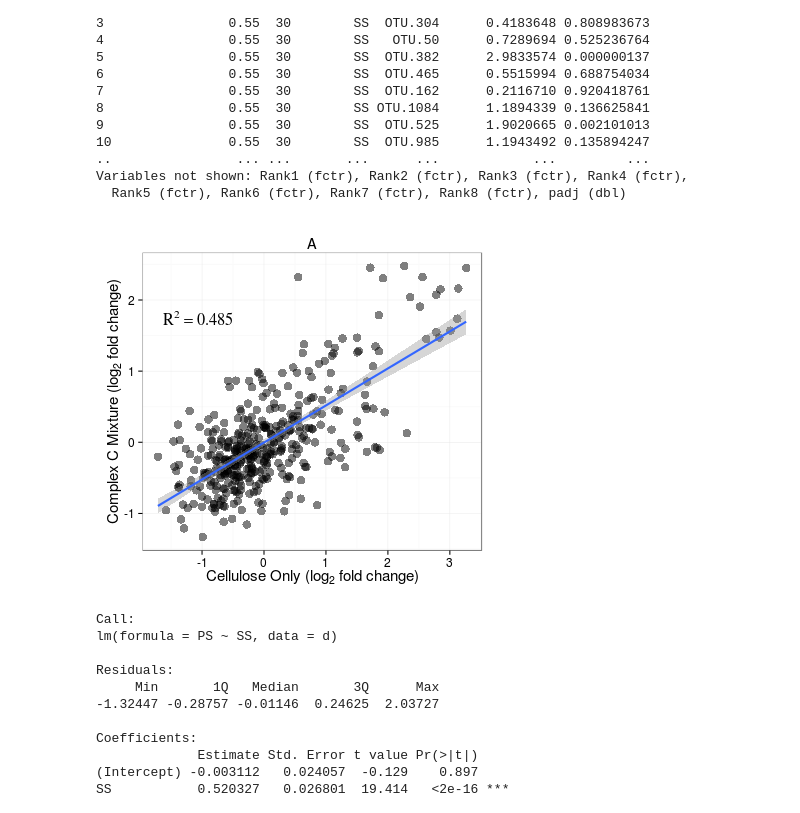
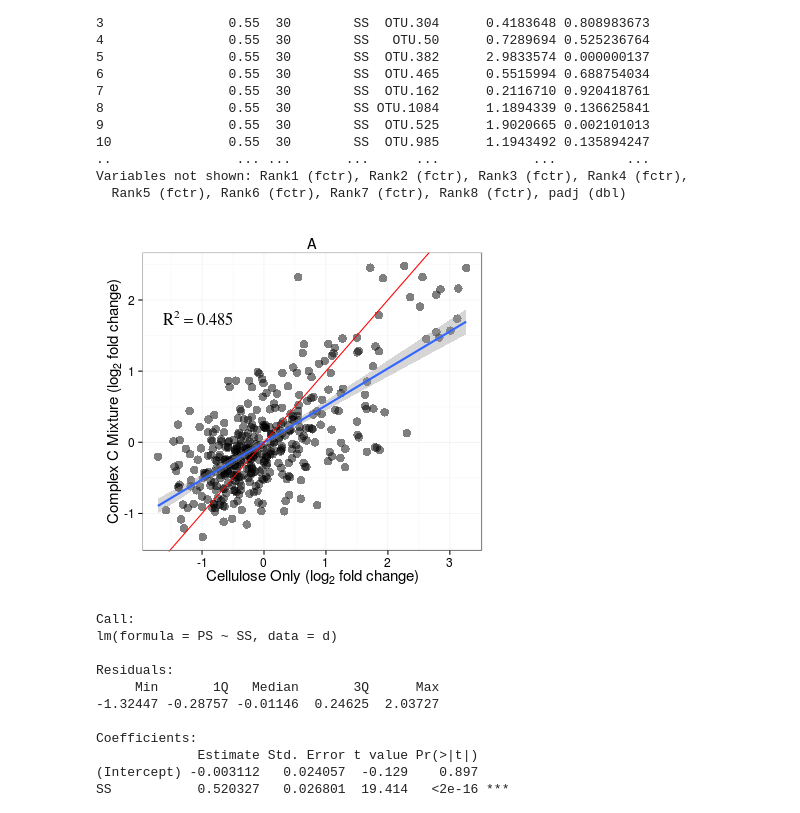
Before and after one commit to acampbellina/single_substrate, a Jupyter notebook: LinReg_3Panel_Fig.ipynb, the cells around one changed output. Saved outputs shown, nothing was run; the diff lists cells and outputs as text; code cells hidden in the pictures.

Commit message:
moving annotations around, adding 1:1 lines, and colors

```diff
--- a/LinReg_3Panel_Fig.ipynb
+++ b/LinReg_3Panel_Fig.ipynb
@@ -106,35 +106,35 @@ lm_eqn = function(m) {
 # %%
 %%R -w 400 -h 375
 
 #r.sq = expression(paste(~~italic(r)^2, "= 0.485", sep = ""))
 
 d = sample.data %>% select(OTU, Treatment, log2FoldChange) %>% spread(Treatment, log2FoldChange)
 
 p1 = ggplot(d, aes(x = SS, y = PS))
 
 p1 = p1 + geom_point(alpha = 0.5, size = 4)
 
 p1 = p1 + stat_smooth(method = "lm", size = 1)
 
 p1 = p1 + labs(x = expression(paste("Cellulose Only (", log[2]," fold change)",sep="")),
             y = expression(paste("Complex C Mixture (", log[2]," fold change)",sep=""))
                )
-
+p1 = p1 + geom_abline(intercept=0, slope=1, color = "red")
 p1 = p1 + ggtitle("A")
 p1 = p1 + theme(plot.title = element_text(hjust = -0.45, vjust=2.12))
 #p1 = p1 + theme(plot.title = element_text(hjust = -0.1, size = 20))
 
 p1 = p1 + theme_bw()
 p1 = p1 + theme(axis.title.x = element_text(size=15))
 p1 = p1 + theme(axis.title.y = element_text(size=15))
 p1 = p1 + theme(axis.text.x = element_text(size=12))
 p1 = p1 + theme(axis.text.y = element_text(size=12))
 p1 = p1 + annotate("text", x=-0.5, y=1.75, label = "R^{2}==0.485", hjust=1, size=5.75, family="Times", parse=TRUE)
 
 
 p1
 # %% [output]
-[figure, old version]
+[figure, new version]
 # %%
 %%R
 fit = lm(PS ~ SS, d)
```
Also changed, not shown: parts of 2 cells of this notebook, 5 other files.
